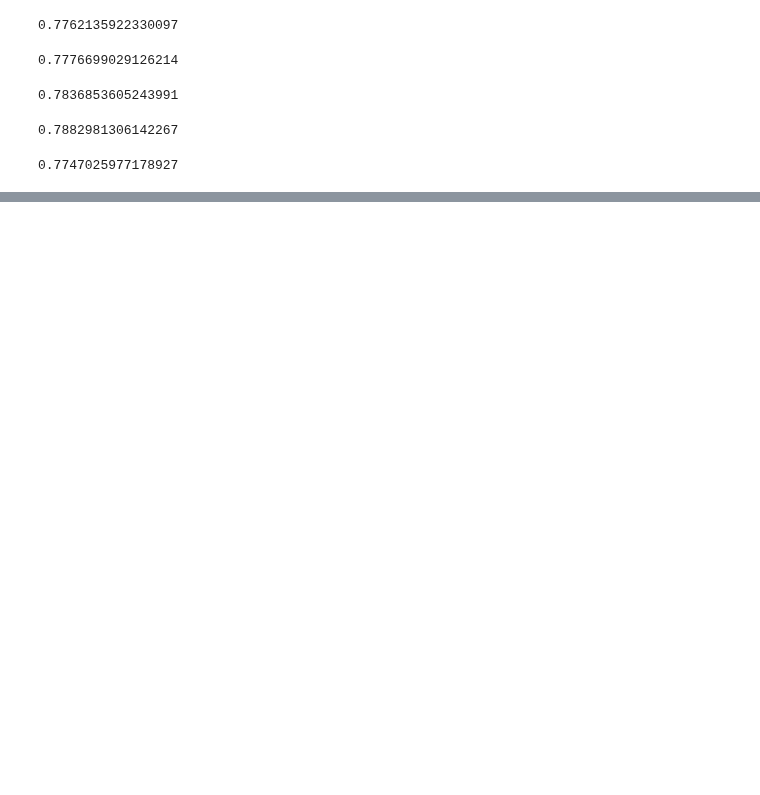
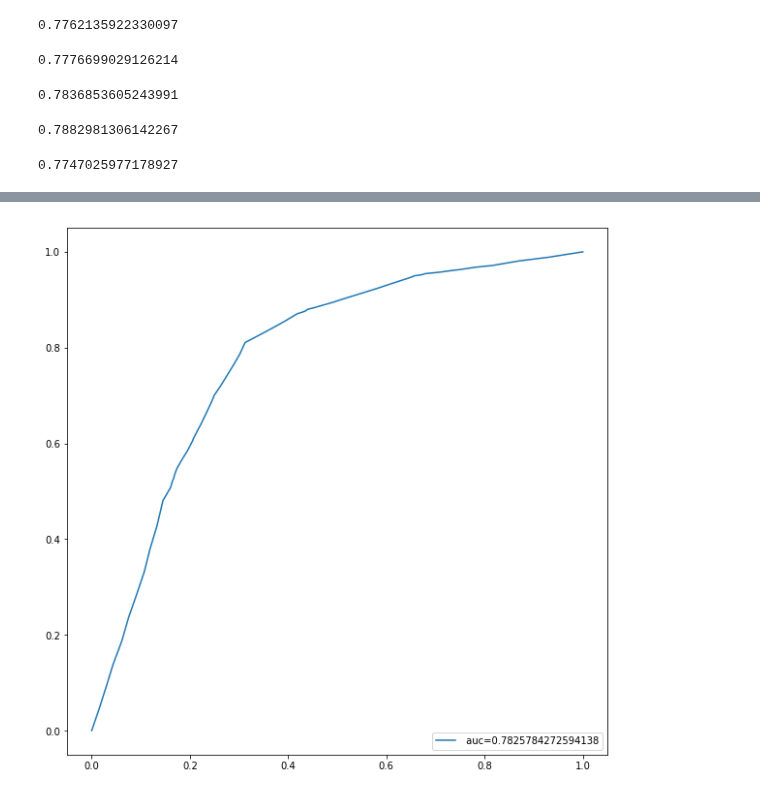
Before and after one commit to Joeyloganpython/Capstone, a Jupyter notebook: ML/Classification_joey_start.ipynb, the cells around one changed output, grey strips where cells are left out. Drawn from its saved outputs; the diff is of its cells as text; code cells hidden in the pictures; blank space fills up the shorter version.

```diff
--- a/ML/Classification_joey_start.ipynb
+++ b/ML/Classification_joey_start.ipynb
@@ -197,3 +209,6 @@ predictions_classweights = model.predict(X_test)
 print("accuracy:",accuracy_score(y_test, predictions_classweights))
 # %% [output]
 accuracy: 0.7821359223300971
+# %%
+###lr fit
+logisticRegr.fit(X_train,y_train)
@@ -199,0 +227,2 @@ accuracy: 0.7821359223300971
+# %%
+dt.fit(X_train,y_train)
@@ -232,3 +277,36 @@ for train_index , test_index in kf.split(X,y):
 0.7836853605243991
 0.7882981306142267
 0.7747025977178927
+# %%
+###LR
+
+from sklearn.model_selection import StratifiedKFold
+import numpy
+kf = StratifiedKFold(n_splits=5,random_state=0, shuffle=True)
+
+
+acc_score = []
+pred = []
+y_test_all = []
+predprob = []
+
+for train_index , test_index in kf.split(X,y):
+    X_train , X_test = X.iloc[train_index,:],X.iloc[test_index,:]
+    y_train , y_test = y.iloc[train_index] , y.iloc[test_index]
+
+    logisticRegr.fit(X_train,y_train)
+    print(logisticRegr.score(X_test, y_test))
+    num = logisticRegr.score(X_test, y_test)
+    num = num.astype(float)
+    acc_score.append(num)
+
+
+    predictions_classweights = logisticRegr.predict(X_test)
+    proba = logisticRegr.predict_proba(X_test)
+    predprob.append(proba)
+
+    #predict_class = np.argmax(test_predictions, axis=1)
+    #predict_class = predict_class.tolist()
+
+    pred.append(predictions_classweights)
+    y_test_all.append(y_test)
@@ -270,0 +355,9 @@ weighted avg       0.80      0.76      0.77     20597
+# %%
+fpr, tpr, _ = metrics.roc_curve(y_test_master,prdf1)
+auc = metrics.roc_auc_score(y_test_master,prdf1)
+plt.figure(figsize=(10,10))
+plt.plot(fpr,tpr,label=" auc="+str(auc))
+plt.legend(loc=4)
+plt.show()
+# %% [output]
+[figure, added]
```
Also changed, not shown: parts of 15 cells of this notebook.
